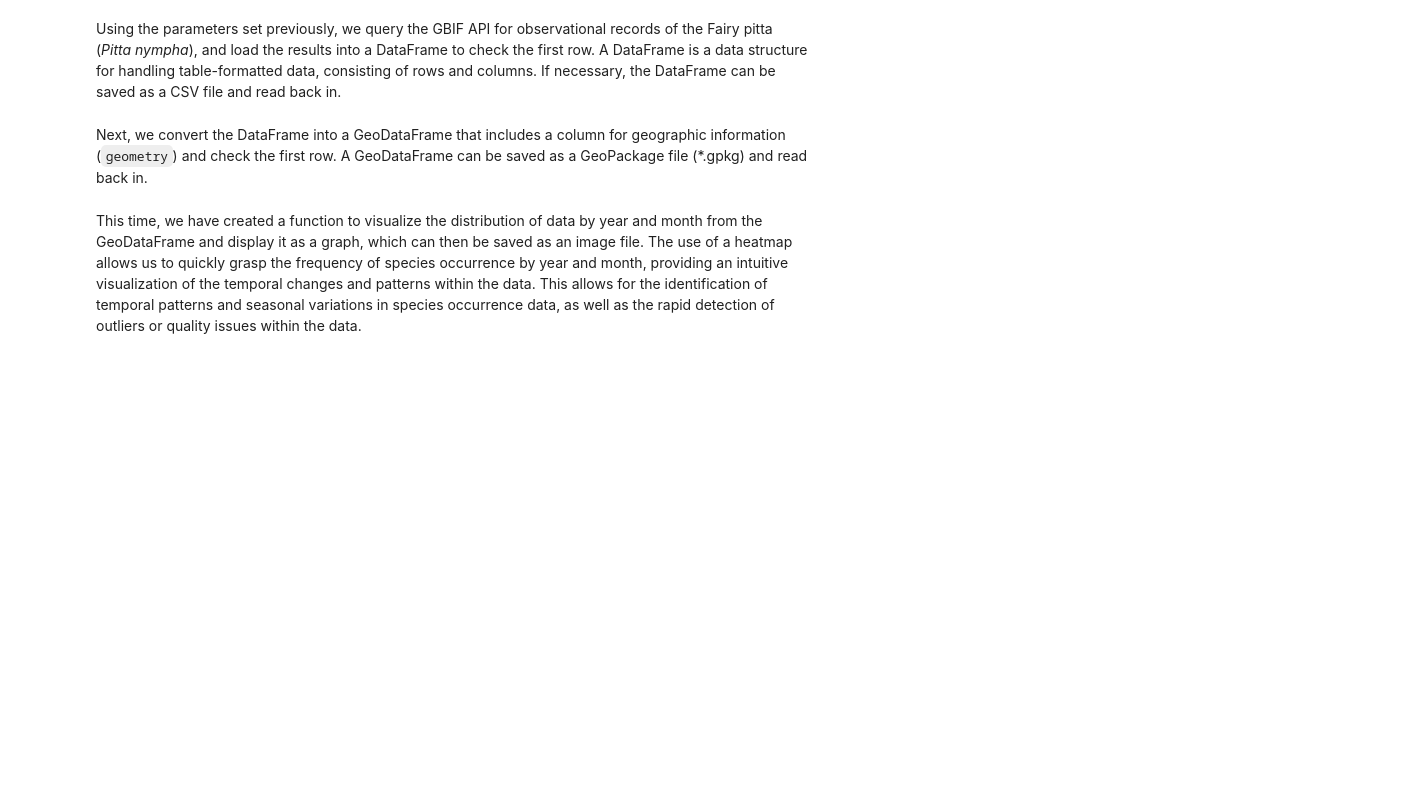
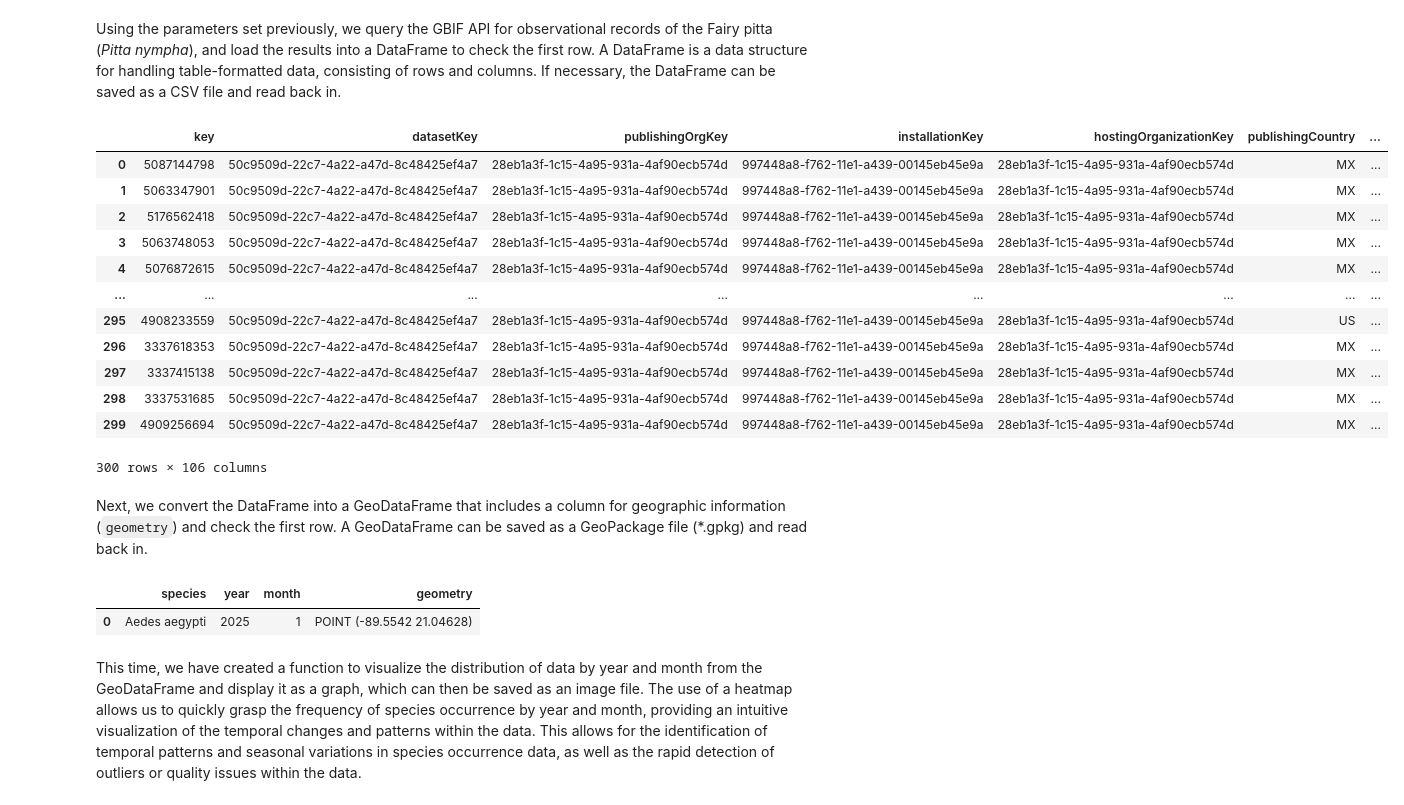
Before and after one commit to campban/test, a Jupyter notebook: tutorials/species-distribution-modeling/index.ipynb, the cells around one changed output. Saved outputs shown, nothing was run; the diff lists cells and outputs as text; code cells hidden in the pictures; blank space fills up the shorter version.

Commit message:
updated for Aedes aegypti.

```diff
--- a/tutorials/species-distribution-modeling/index.ipynb
+++ b/tutorials/species-distribution-modeling/index.ipynb
@@ -134,13 +134,28 @@ def get_gbif_species_data(species_name, country_code):
 Using the parameters set previously, we query the GBIF API for observational records of the Fairy pitta (*Pitta nympha*), and load the results into a DataFrame to check the first row. A DataFrame is a data structure for handling table-formatted data, consisting of rows and columns. If necessary, the DataFrame can be saved as a CSV file and read back in.
 # %%
 # Retrieve Fairy Pitta data
-df = get_gbif_species_data("Aedes aegypti", "USA")
+df = get_gbif_species_data("Aedes aegypti", "MX")
+#df = pd.read_csv("aedes2.csv")
+
 """
 # Save DataFrame to CSV and read back in.
 df.to_csv("pitta_nympha_data.csv", index=False)
-df = pd.read_csv("pitta_nympha_data.csv")
 """
-df.head(1)  # Display the first row of the DataFrame
+df  # Display the first row of the DataFrame
+# %% [output]
+|  | key | datasetKey | publishingOrgKey | installationKey | hostingOrganizationKey | publishingCountry | ... |
+| 0 | 5087144798 | 50c9509d-22c7-4a22-a47d-8c48425ef4a7 | 28eb1a3f-1c15-4a95-931a-4af90ecb574d | 997448a8-f762-11e1-a439-00145eb45e9a | 28eb1a3f-1c15-4a95-931a-4af90ecb574d | MX | ... |
+| 1 | 5063347901 | 50c9509d-22c7-4a22-a47d-8c48425ef4a7 | 28eb1a3f-1c15-4a95-931a-4af90ecb574d | 997448a8-f762-11e1-a439-00145eb45e9a | 28eb1a3f-1c15-4a95-931a-4af90ecb574d | MX | ... |
+| 2 | 5176562418 | 50c9509d-22c7-4a22-a47d-8c48425ef4a7 | 28eb1a3f-1c15-4a95-931a-4af90ecb574d | 997448a8-f762-11e1-a439-00145eb45e9a | 28eb1a3f-1c15-4a95-931a-4af90ecb574d | MX | ... |
+| 3 | 5063748053 | 50c9509d-22c7-4a22-a47d-8c48425ef4a7 | 28eb1a3f-1c15-4a95-931a-4af90ecb574d | 997448a8-f762-11e1-a439-00145eb45e9a | 28eb1a3f-1c15-4a95-931a-4af90ecb574d | MX | ... |
+| 4 | 5076872615 | 50c9509d-22c7-4a22-a47d-8c48425ef4a7 | 28eb1a3f-1c15-4a95-931a-4af90ecb574d | 997448a8-f762-11e1-a439-00145eb45e9a | 28eb1a3f-1c15-4a95-931a-4af90ecb574d | MX | ... |
+| ... | ... | ... | ... | ... | ... | ... | ... |
+| 295 | 4908233559 | 50c9509d-22c7-4a22-a47d-8c48425ef4a7 | 28eb1a3f-1c15-4a95-931a-4af90ecb574d | 997448a8-f762-11e1-a439-00145eb45e9a | 28eb1a3f-1c15-4a95-931a-4af90ecb574d | US | ... |
+| 296 | 3337618353 | 50c9509d-22c7-4a22-a47d-8c48425ef4a7 | 28eb1a3f-1c15-4a95-931a-4af90ecb574d | 997448a8-f762-11e1-a439-00145eb45e9a | 28eb1a3f-1c15-4a95-931a-4af90ecb574d | MX | ... |
+| 297 | 3337415138 | 50c9509d-22c7-4a22-a47d-8c48425ef4a7 | 28eb1a3f-1c15-4a95-931a-4af90ecb574d | 997448a8-f762-11e1-a439-00145eb45e9a | 28eb1a3f-1c15-4a95-931a-4af90ecb574d | MX | ... |
+| 298 | 3337531685 | 50c9509d-22c7-4a22-a47d-8c48425ef4a7 | 28eb1a3f-1c15-4a95-931a-4af90ecb574d | 997448a8-f762-11e1-a439-00145eb45e9a | 28eb1a3f-1c15-4a95-931a-4af90ecb574d | MX | ... |
+| 299 | 4909256694 | 50c9509d-22c7-4a22-a47d-8c48425ef4a7 | 28eb1a3f-1c15-4a95-931a-4af90ecb574d | 997448a8-f762-11e1-a439-00145eb45e9a | 28eb1a3f-1c15-4a95-931a-4af90ecb574d | MX | ... |
+300 rows × 106 columns
 # %% [markdown]
 Next, we convert the DataFrame into a GeoDataFrame that includes a column for geographic information (`geometry`) and check the first row. A GeoDataFrame can be saved as a GeoPackage file (*.gpkg) and read back in.
 # %%
@@ -158,6 +173,9 @@ gdf.to_file("pitta_nympha_data.gpkg", driver="GPKG")
 gdf = gpd.read_file("pitta_nympha_data.gpkg")
 """
 gdf.head(1)  # Display the first row of the GeoDataFrame
+# %% [output]
+|  | species | year | month | geometry |
+| 0 | Aedes aegypti | 2025 | 1 | POINT (-89.5542 21.04628) |
 # %% [markdown]
 This time, we have created a function to visualize the distribution of data by year and month from the GeoDataFrame and display it as a graph, which can then be saved as an image file. The use of a heatmap allows us to quickly grasp the frequency of species occurrence by year and month, providing an intuitive visualization of the temporal changes and patterns within the data. This allows for the identification of temporal patterns and seasonal variations in species occurrence data, as well as the rapid detection of outliers or quality issues within the data.
 # %%
```
Also changed, not shown: parts of 22 cells of this notebook.
